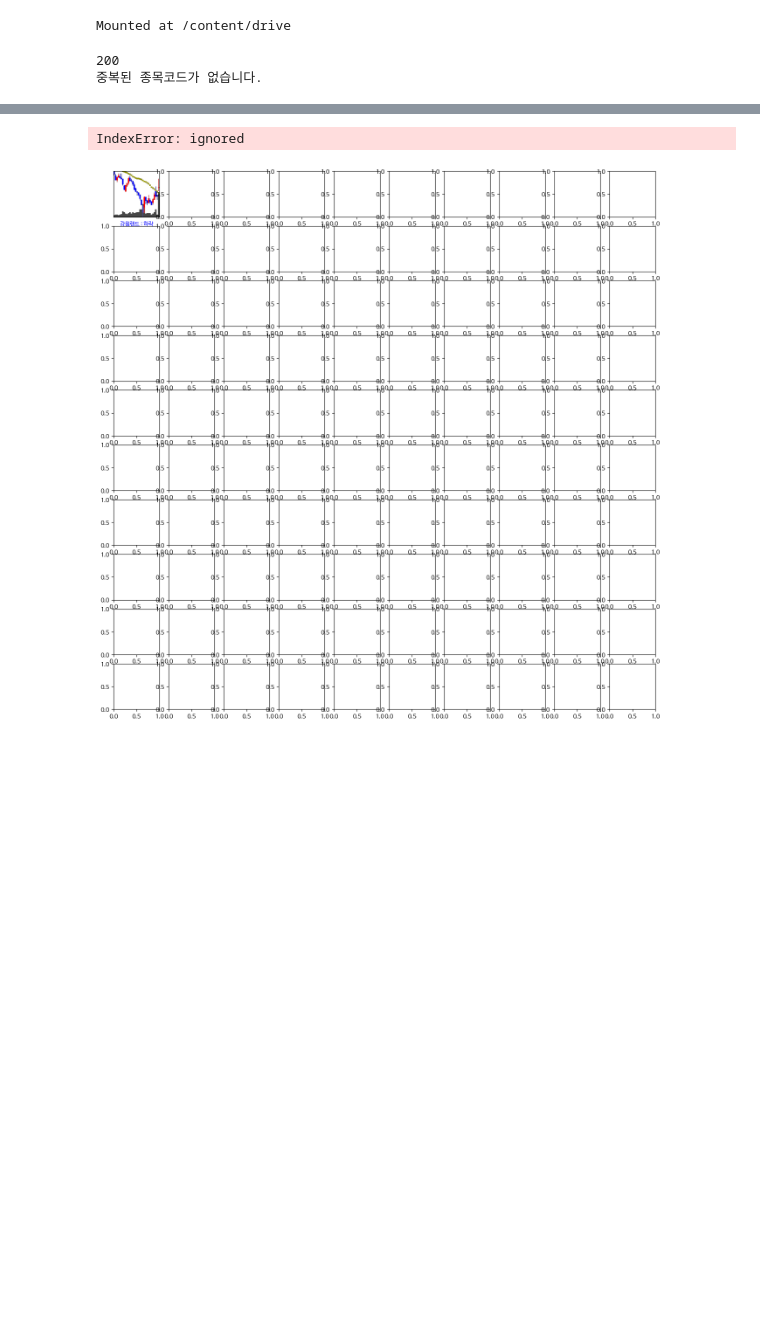
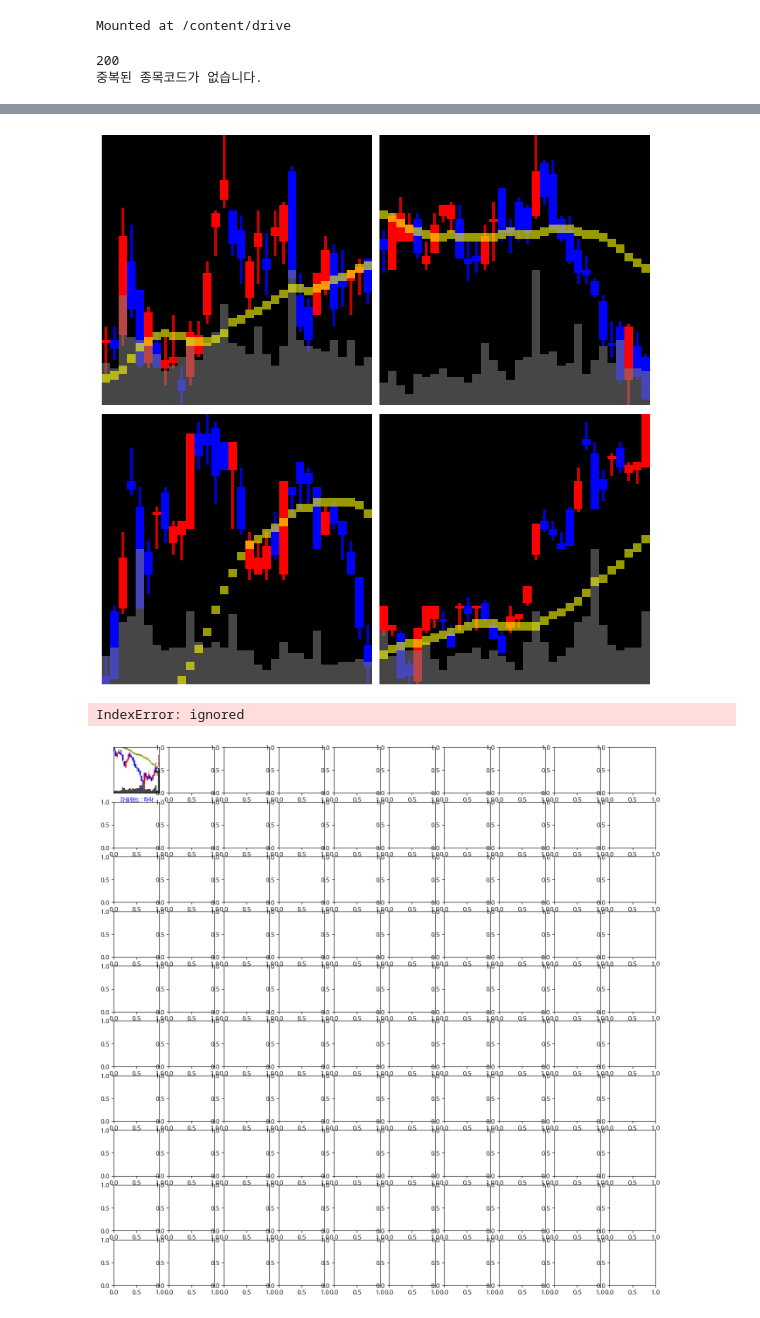
Before and after one commit to leechanhoe/Stock-Prediction-Project, a Jupyter notebook: CNN/향후5일예측/모델실제검증.ipynb, the cells around one changed output, grey strips where cells are left out. Drawn from its saved outputs; the diff is of its cells as text; code cells hidden in the pictures; blank space fills up the shorter version.

```diff
--- a/CNN/향후5일예측/모델실제검증.ipynb
+++ b/CNN/향후5일예측/모델실제검증.ipynb
@@ -236,7 +241,7 @@ stock_codes = [
     ["086280", "현대글로비스"],
     ["259960", "크래프톤"],
     ["024110", "기업은행"],
-    ["030200", "케이티"],
+    ["030200", "KT"],
     ["316140", "우리금융지주"],
     ["010140", "삼성중공업"],
     ["090430", "아모레퍼시픽"],
@@ -469,0 +454,4 @@ Predicted labels: [0]
+# %%
+# 테스트 데이터셋에 대한 예측 생성
+pred_probs3 = model3.predict(test_images)
+pred_probs5 = model5.predict(test_images)
@@ -469,0 +461,16 @@ Predicted labels: [0]
+# %%
+# 두 모델이 예측한 라벨값이 다르든 같든
+
+selected_images = []
+selected_images_info = []
+for i in range(len(test_images)):
+    if 0.5 < pred_probs3[i][1] and any(0.815 >= p >= 0.662 for p in pred_probs3[i]) and any(0.815 >= p >= 0.662 for p in pred_probs5[i]):
+        selected_images.append(test_images[i])
+        selected_images_info.append(result_images[i][1:])
+
+
+selected_images = np.array(selected_images)
+
+print(len(selected_images))
+for i in selected_images_info:
+    print(i[0], str(i[1])[:10])
@@ -470,3 +509,27 @@ Predicted labels: [0]
+# %%
+import matplotlib.pyplot as plt
+
+# 레이블이 0인 이미지 선택
+label_zero_images = selected_images
+
+# 이미지 출력 함수
+def display_images(images, rows, cols):
+    fig, axes = plt.subplots(rows, cols, figsize=(10, 10))
+    axes = axes.ravel()
+
+    for i in range(rows * cols):
+        axes[i].imshow(images[i], cmap='gray')
+        axes[i].axis('off')
+
+    plt.tight_layout()
+    plt.show()
+
+# 이미지 출력
+num_examples = min(len(label_zero_images), 7)
+rows = cols = int(np.sqrt(num_examples))
+display_images(label_zero_images[:num_examples], rows, cols)
+# %% [output]
+[figure, added]
 # %%
 import matplotlib.pyplot as plt
 from datetime import datetime
```
Also changed, not shown: parts of 12 cells of this notebook, 2 other files.
